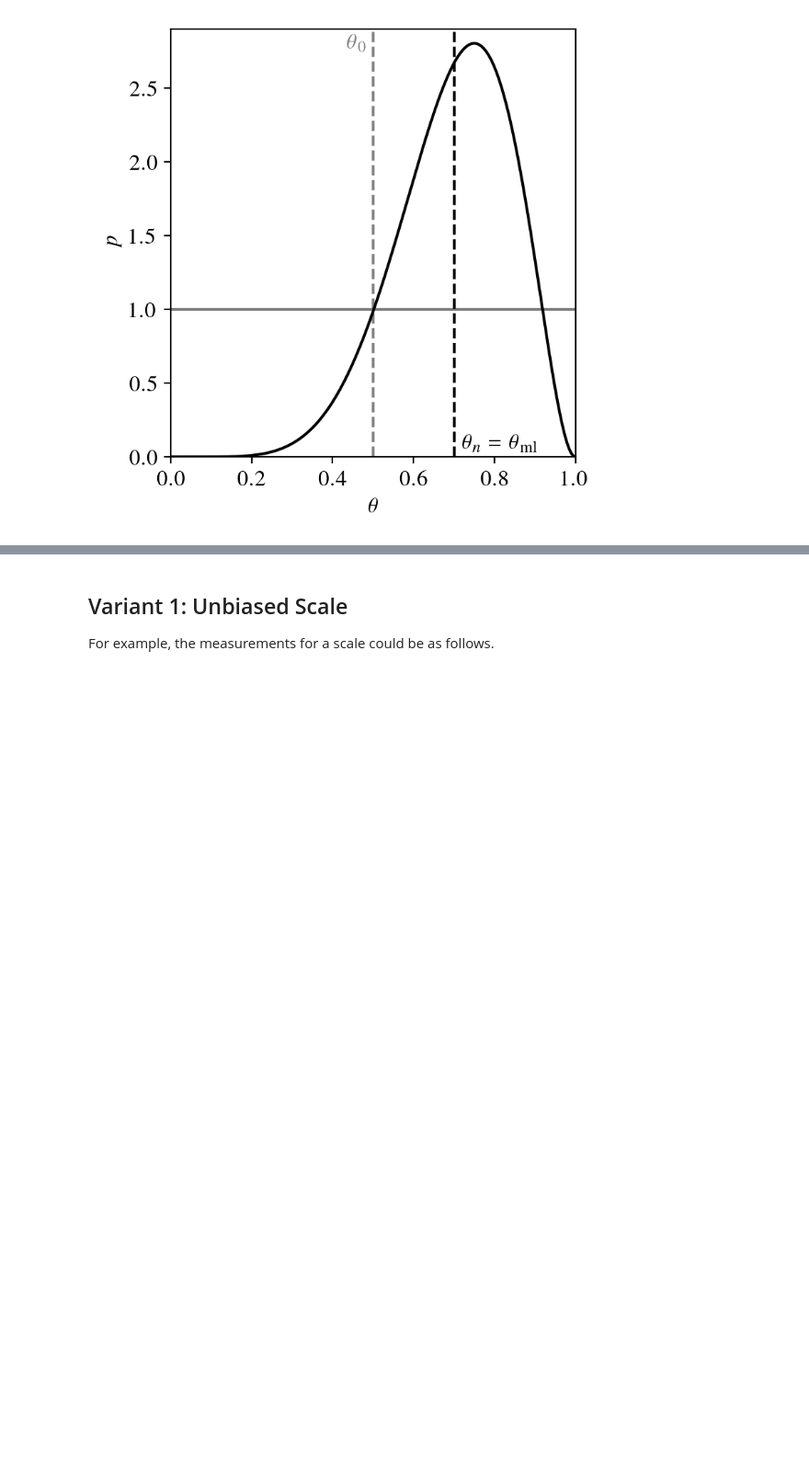
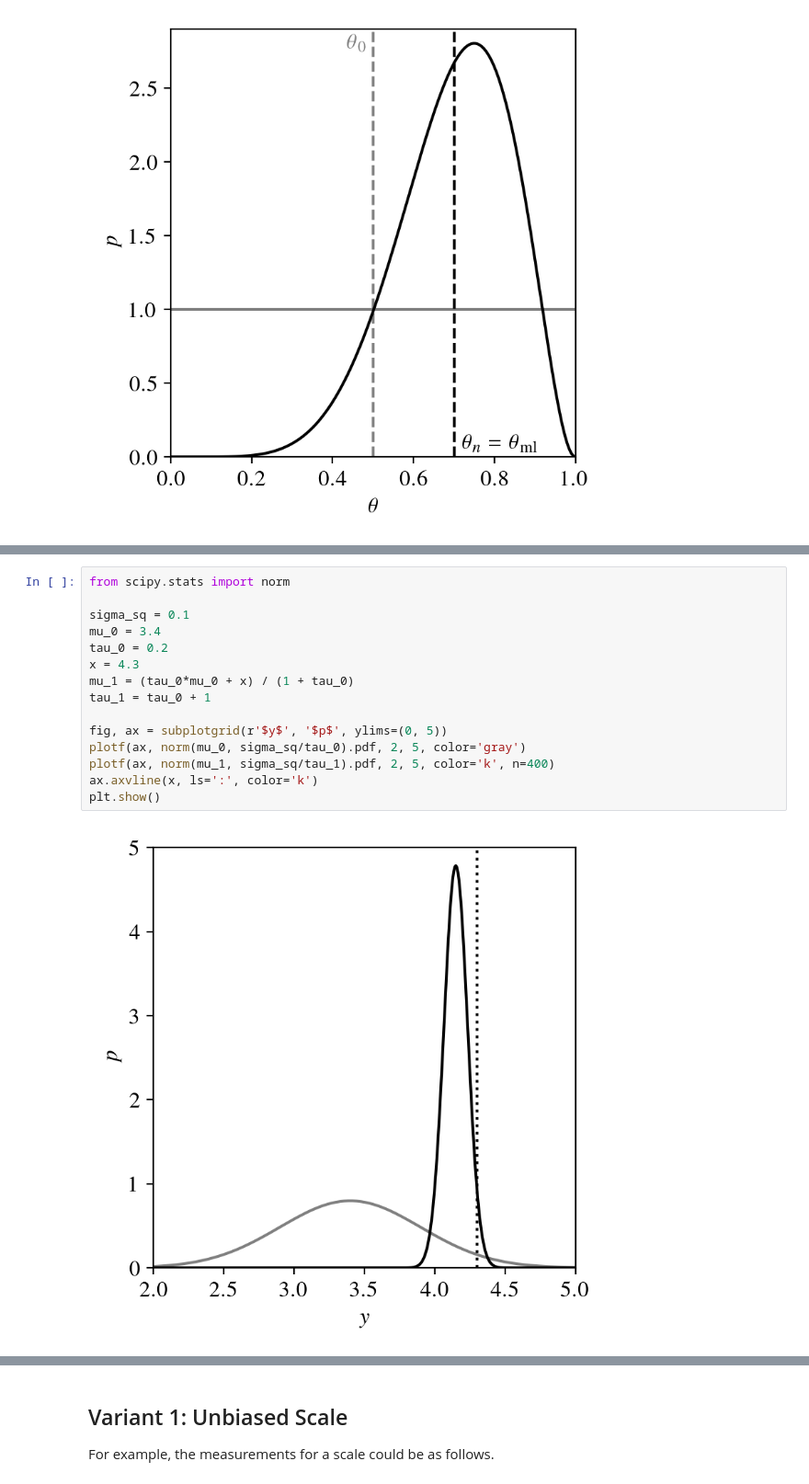
Before and after one commit to marioboley/Uni-Haifa-214.4312-Code, a Jupyter notebook: 3_bayesian_inference.ipynb, the cells around one changed output, grey strips where cells are left out. Shown at 92% size. Drawn from its saved outputs; the diff is of its cells as text; blank space fills up the shorter version.

```diff
--- a/3_bayesian_inference.ipynb
+++ b/3_bayesian_inference.ipynb
@@ -92 +137,18 @@ $$
+# %%
+from scipy.stats import norm
+
+sigma_sq = 0.1
+mu_0 = 3.4
+tau_0 = 0.2
+x = 4.3
+mu_1 = (tau_0*mu_0 + x) / (1 + tau_0)
+tau_1 = tau_0 + 1
+
+fig, ax = subplotgrid(r'$y$', '$p$', ylims=(0, 5))
+plotf(ax, norm(mu_0, sigma_sq/tau_0).pdf, 2, 5, color='gray')
+plotf(ax, norm(mu_1, sigma_sq/tau_1).pdf, 2, 5, color='k', n=400)
+ax.axvline(x, ls=':', color='k')
+plt.show()
+# %% [output]
+[figure, added]
 # %% [markdown]
```
Also changed, not shown: parts of 3 cells of this notebook, 2 other files.
